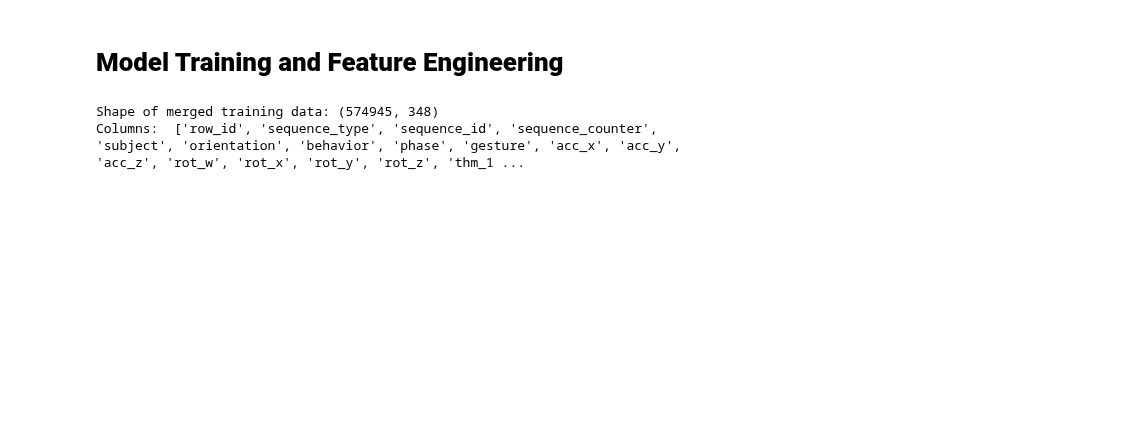
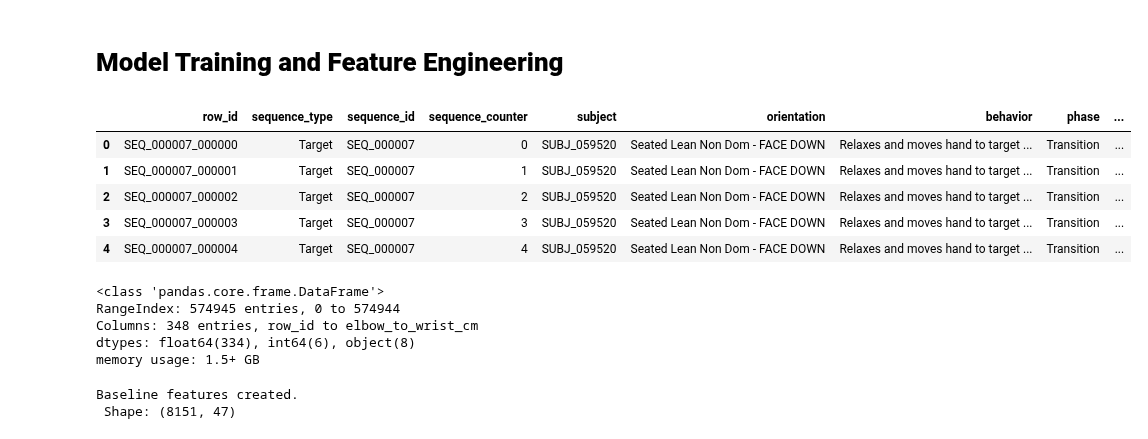
Before and after one commit to bachaudhry/kaggle-cmi-detect-behavior, a Jupyter notebook: notebooks/02-model-training.ipynb, the cells around one changed output. Cells and saved outputs as stored; diff of their text form; code cells hidden in the pictures; blank space fills up the shorter version.

```diff
--- a/notebooks/02-model-training.ipynb
+++ b/notebooks/02-model-training.ipynb
@@ -33,9 +30,30 @@ train_demo = pd.read_csv(train_demo_path)
-# %%
-# Merging sensor training data with demographics data
-train_full = train.merge(train_demo, left_on='subject', right_on='subject', how='left')
-
-print(f"Shape of merged training data: {train_full.shape}")
-print("Columns: ", train_full.columns.to_list())
-# %% [output]
-Shape of merged training data: (574945, 348)
-Columns:  ['row_id', 'sequence_type', 'sequence_id', 'sequence_counter', 'subject', 'orientation', 'behavior', 'phase', 'gesture', 'acc_x', 'acc_y', 'acc_z', 'rot_w', 'rot_x', 'rot_y', 'rot_z', 'thm_1 ...
+# %%
+# Load data
+train_df = pd.read_csv(os.path.join(DATA_PATH, 'train.csv'))
+train_demo = pd.read_csv(os.path.join(DATA_PATH, 'train_demographics.csv'))
+
+# Merge
+train_full = pd.merge(train_df, train_demo, on='subject', how='left')
+display_all(train_full.head())
+# %% [output]
+|  | row_id | sequence_type | sequence_id | sequence_counter | subject | orientation | behavior | phase | ... |
+| 0 | SEQ_000007_000000 | Target | SEQ_000007 | 0 | SUBJ_059520 | Seated Lean Non Dom - FACE DOWN | Relaxes and moves hand to target ... | Transition | ... |
+| 1 | SEQ_000007_000001 | Target | SEQ_000007 | 1 | SUBJ_059520 | Seated Lean Non Dom - FACE DOWN | Relaxes and moves hand to target ... | Transition | ... |
+| 2 | SEQ_000007_000002 | Target | SEQ_000007 | 2 | SUBJ_059520 | Seated Lean Non Dom - FACE DOWN | Relaxes and moves hand to target ... | Transition | ... |
+| 3 | SEQ_000007_000003 | Target | SEQ_000007 | 3 | SUBJ_059520 | Seated Lean Non Dom - FACE DOWN | Relaxes and moves hand to target ... | Transition | ... |
+| 4 | SEQ_000007_000004 | Target | SEQ_000007 | 4 | SUBJ_059520 | Seated Lean Non Dom - FACE DOWN | Relaxes and moves hand to target ... | Transition | ... |
+# %%
+train_full.info()
+# %% [output]
+<class 'pandas.core.frame.DataFrame'>
+RangeIndex: 574945 entries, 0 to 574944
+Columns: 348 entries, row_id to elbow_to_wrist_cm
+dtypes: float64(334), int64(6), object(8)
+memory usage: 1.5+ GB
+# %%
+# Create baseline features
+features_df = create_wave0_features(train_full)
+print(f"Baseline features created.\n Shape: {features_df.shape}")
+# %% [output]
+Baseline features created.
+ Shape: (8151, 47)
```
Also changed, not shown: parts of 11 cells of this notebook, 4 other files.
